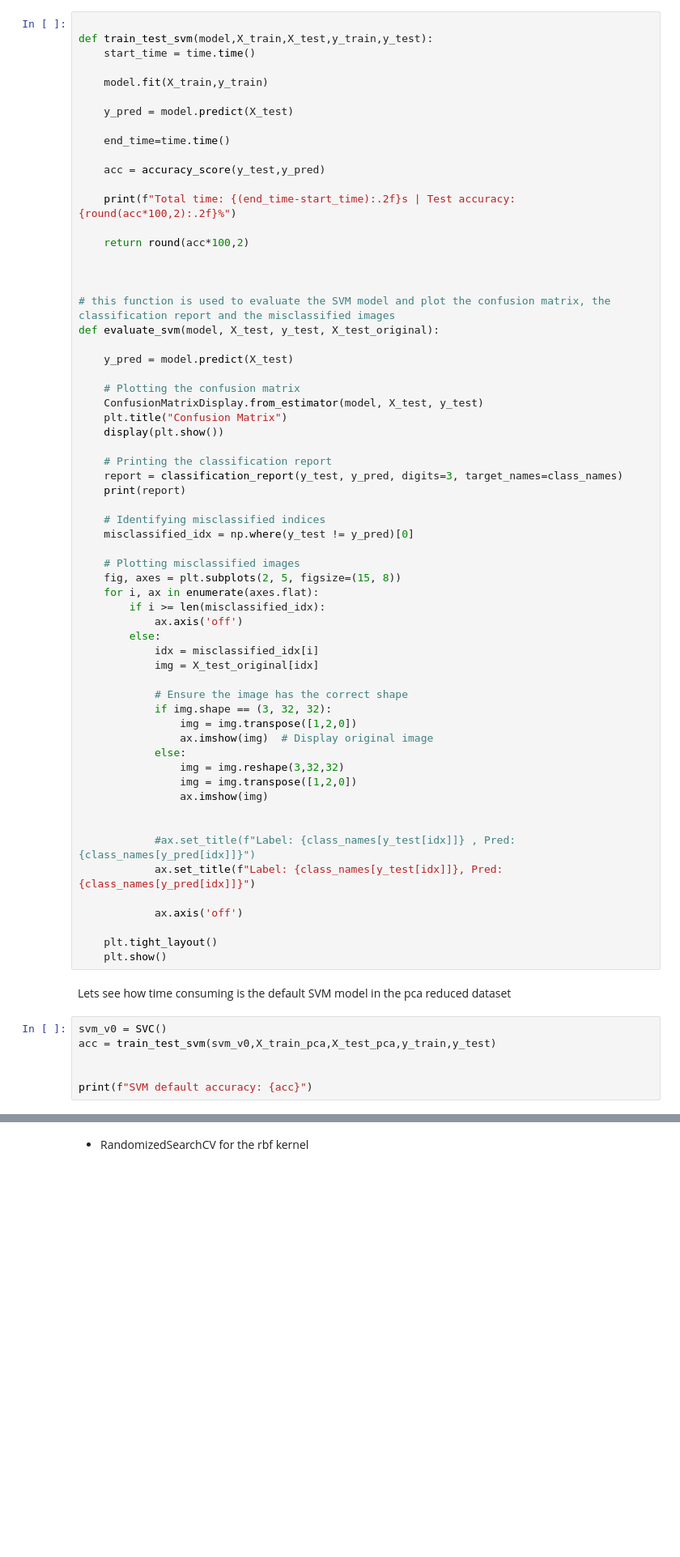
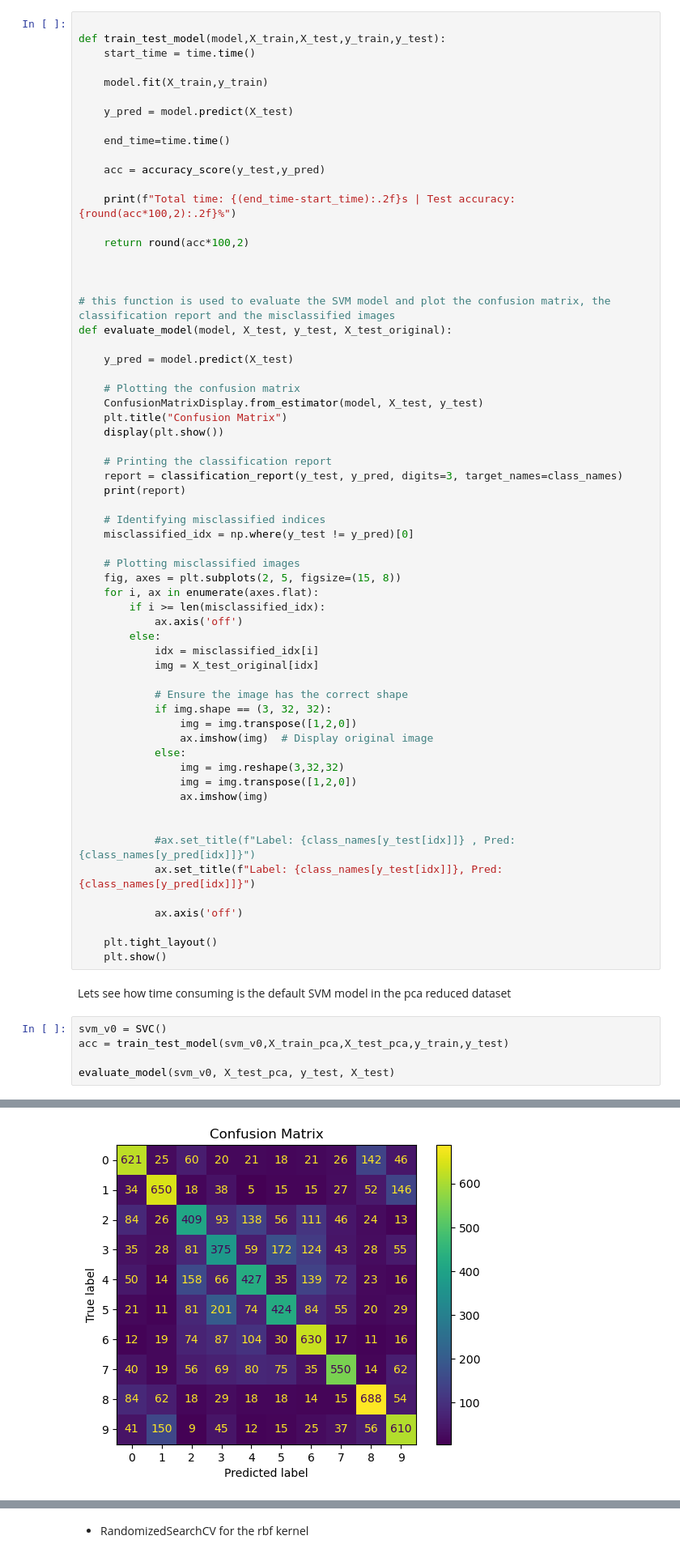
Before and after one commit to kounsolas/NeuralNetworks, a Jupyter notebook: Task2.ipynb, the cells around one changed output, grey strips where cells are left out. Shown at 81% size. Saved outputs shown, nothing was run; the diff lists cells and outputs as text; blank space fills up the shorter version.

```diff
--- a/Task2.ipynb
+++ b/Task2.ipynb
@@ -186,7 +191,7 @@ This function trains the model and also prints the accuracy
 This function displays the confusion matrix, the classification report and some miscalssified images
 # %%
 
-def train_test_svm(model,X_train,X_test,y_train,y_test):
+def train_test_model(model,X_train,X_test,y_train,y_test):
     start_time = time.time()
 
     model.fit(X_train,y_train)
@@ -204,7 +209,7 @@ def train_test_svm(model,X_train,X_test,y_train,y_test):
 
 
 # this function is used to evaluate the SVM model and plot the confusion matrix, the classification report and the misclassified images
-def evaluate_svm(model, X_test, y_test, X_test_original):
+def evaluate_model(model, X_test, y_test, X_test_original):
 
     y_pred = model.predict(X_test)
 
@@ -250,8 +255,7 @@ def evaluate_svm(model, X_test, y_test, X_test_original):
 Lets see how time consuming is the default SVM model in the pca reduced dataset
 # %%
 svm_v0 = SVC()
-acc = train_test_svm(svm_v0,X_train_pca,X_test_pca,y_train,y_test)
+acc = train_test_model(svm_v0,X_train_pca,X_test_pca,y_train,y_test)
 
-
-print(f"SVM default accuracy: {acc}")
+evaluate_model(svm_v0, X_test_pca, y_test, X_test)
 # %% [output]
@@ -259,0 +263 @@ SVM default accuracy: 53.84
+[figure, added]
```
Also changed, not shown: parts of 34 cells of this notebook.
